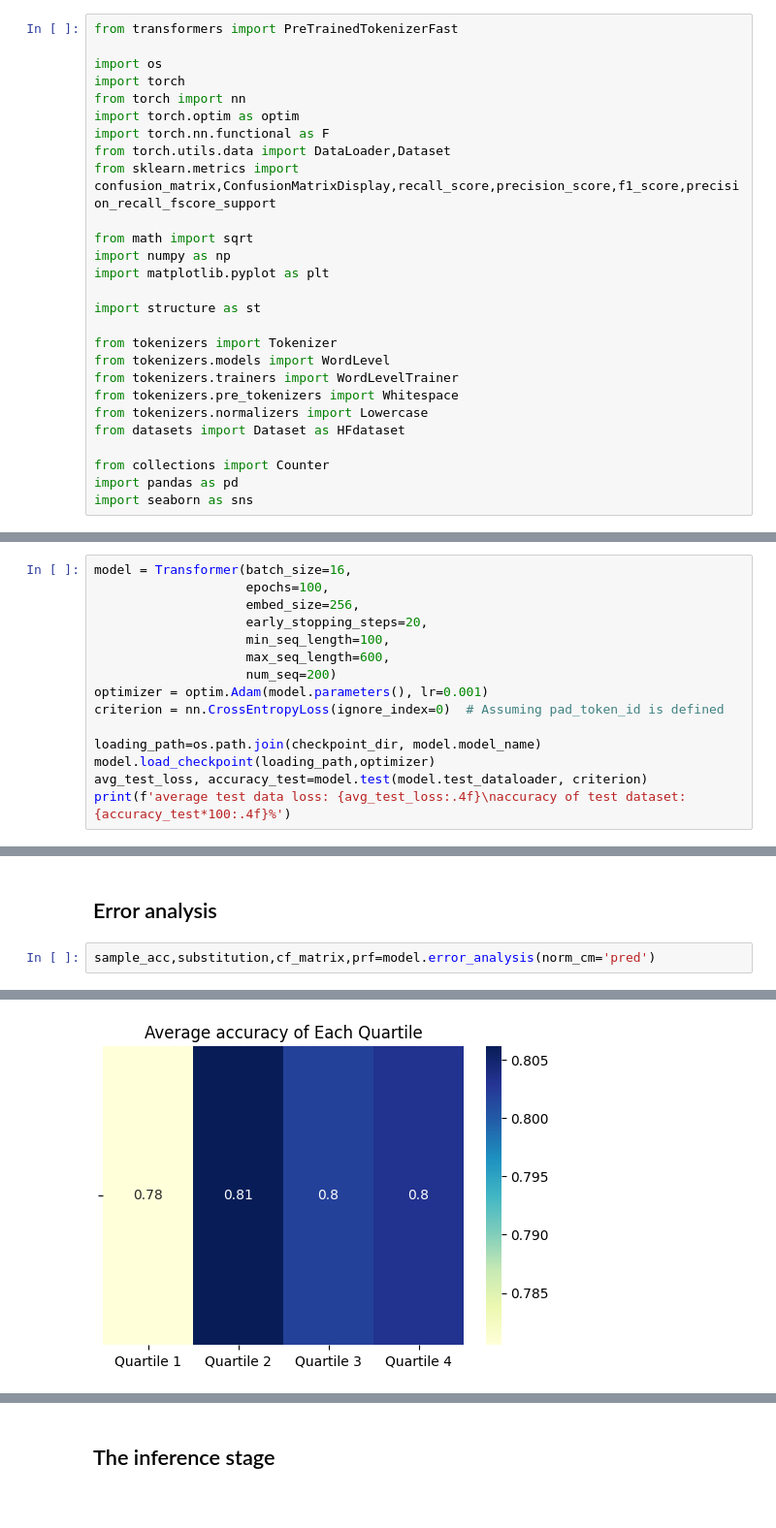
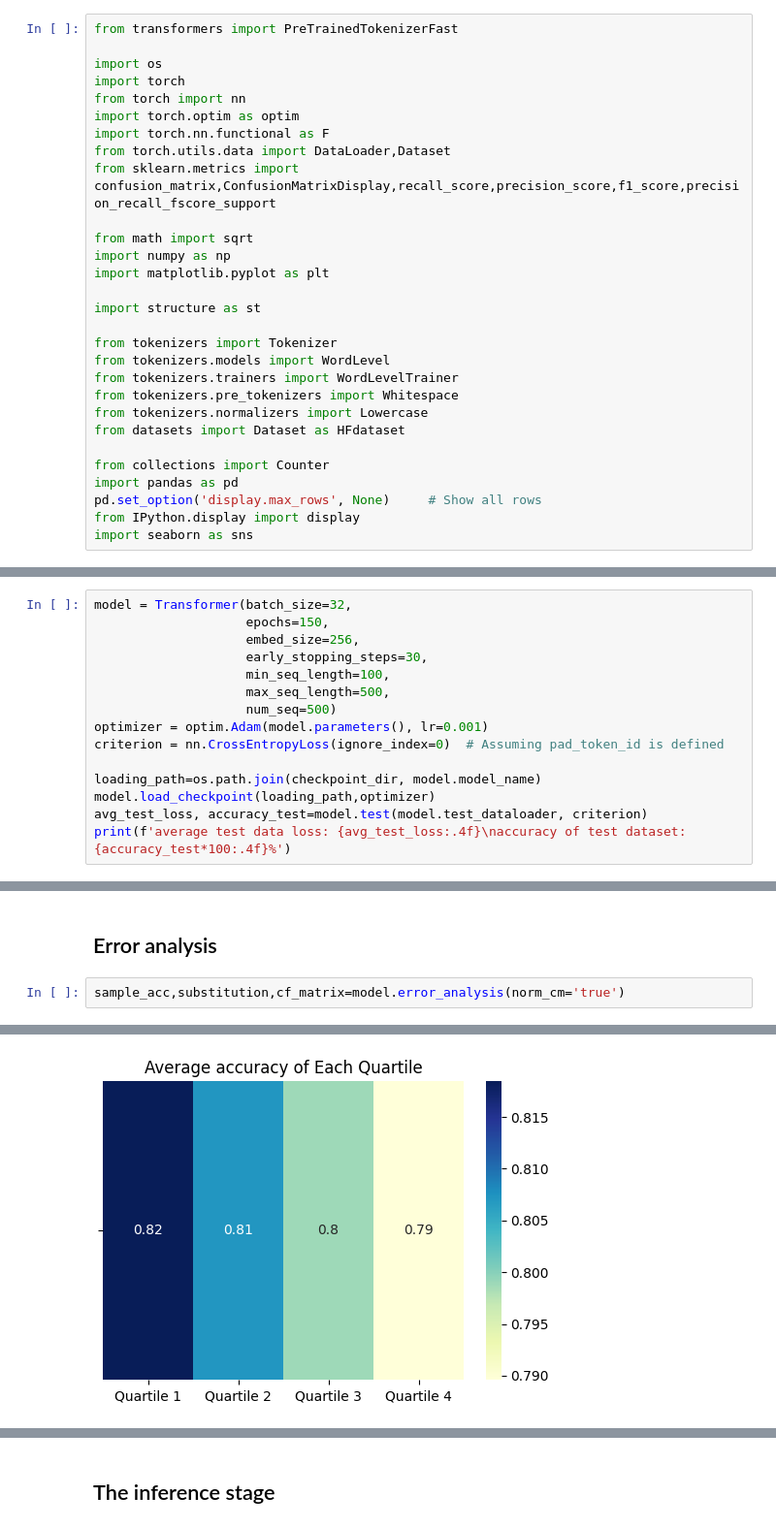
Before and after one commit to farshid61/CodonOptimization, a Jupyter notebook: Codon Optimization.ipynb, the cells around one changed output, grey strips where cells are left out. Shown: that part at 97% size. Saved outputs shown, nothing was run; the diff lists cells and outputs as text.

```diff
--- a/Codon Optimization.ipynb
+++ b/Codon Optimization.ipynb
@@ -24,6 +24,8 @@ from datasets import Dataset as HFdataset
 
 from collections import Counter
 import pandas as pd
+pd.set_option('display.max_rows', None)     # Show all rows
+from IPython.display import display
 import seaborn as sns
 # %% [markdown]
 <h2>Tokenizing process</h2>
@@ -857,13 +895,13 @@ KeyboardInterrupt:
 # %% [markdown]
 <h2>Loading the best model for the test stage</h2>
 # %%
-model = Transformer(batch_size=16,
-                    epochs=100,
+model = Transformer(batch_size=32,
+                    epochs=150,
                     embed_size=256,
-                    early_stopping_steps=20,
+                    early_stopping_steps=30,
                     min_seq_length=100,
-                    max_seq_length=600,
-                    num_seq=200)
+                    max_seq_length=500,
+                    num_seq=500)
 optimizer = optim.Adam(model.parameters(), lr=0.001)
 criterion = nn.CrossEntropyLoss(ignore_index=0)  # Assuming pad_token_id is defined
 
@@ -887,5 +925,5 @@ accuracy of test dataset: 78.6234%
 # %% [markdown]
 <h2>Error analysis</h2>
 # %%
-sample_acc,substitution,cf_matrix,prf=model.error_analysis(norm_cm='pred')
+sample_acc,substitution,cf_matrix=model.error_analysis(norm_cm='true')
 # %% [output]
@@ -892 +931 @@ sample_acc,substitution,cf_matrix,prf=model.error_analysis(norm_cm='pred')
-[figure, old version]
+[figure, new version]
```
Also changed, not shown: parts of 17 cells of this notebook, 7 other files.
